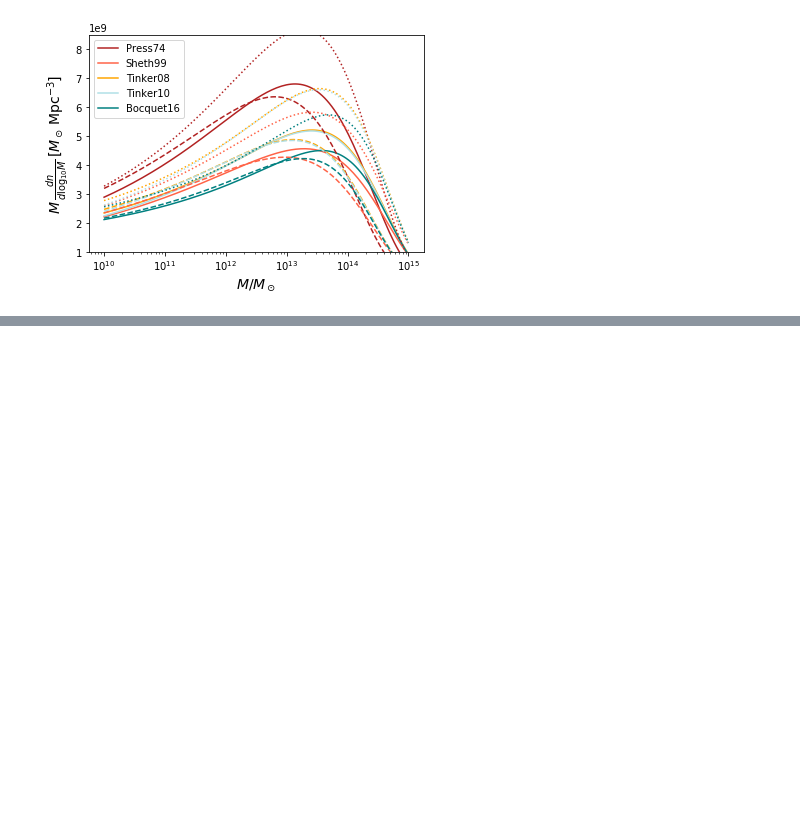
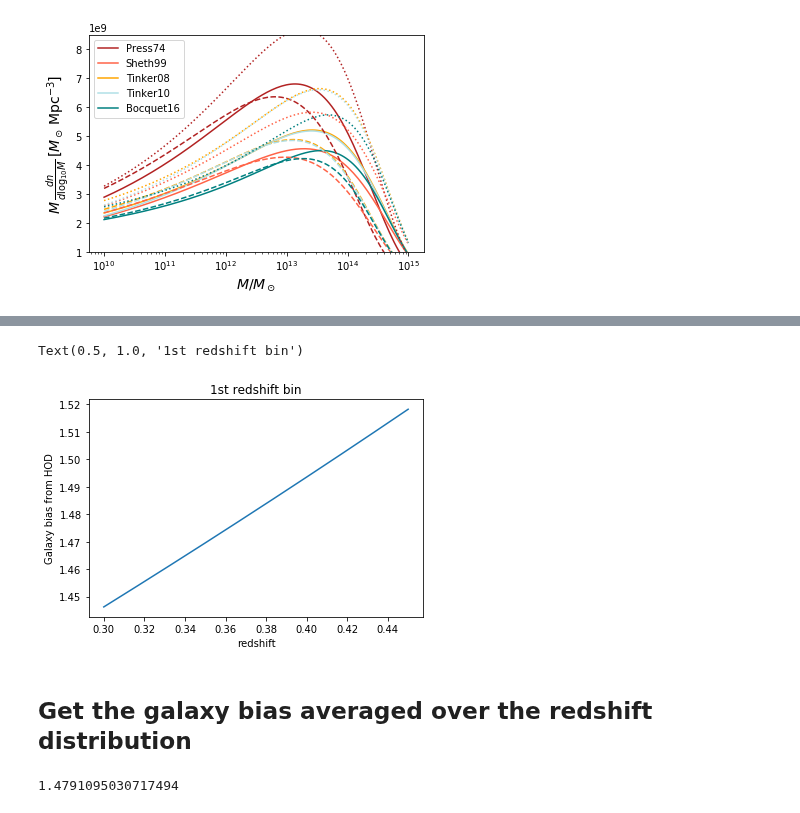
Before and after one commit to LSSTDESC/txpipe-cosmodc2, a Jupyter notebook: notebooks/GalaxyBias.ipynb, the cells around one changed output, grey strips where cells are left out. Saved outputs shown, nothing was run; the diff lists cells and outputs as text; code cells hidden in the pictures; blank space fills up the shorter version.

```diff
--- a/notebooks/GalaxyBias.ipynb
+++ b/notebooks/GalaxyBias.ipynb
@@ -433,0 +547,29 @@ plt.ylabel(r'$M\,\frac{dn}{d\log_{10}M}\,[M_\odot\,{\rm Mpc}^{-3}]$',
+# %%
+def ngal_hod(z):
+    """
+    Number density of galaies, based on HOD modeling
+    input
+    -----
+    - z : redshift
+    output
+    ------
+    number density of galaxies, in Mpc^-3
+    """
+
+    #define mass array
+    m_arr = np.geomspace(7E10,1E15,128)
+
+    # HOD profile
+    Numgal = N_total(m_arr)
+
+    # convert to scale factor
+    a = 1./(1+z)
+
+    # HMF calculation
+    hmf = ccl.halos.hmfunc.MassFuncSheth99(cosmo, mass_def=None, mass_def_strict=True, use_delta_c_fit=False) #default using FoF masses
+    dndlnM = hmf.get_mass_function(cosmo, m_arr, a, mdef_other=None) # mass function 𝑑𝑛/𝑑log10𝑀 in units of Mpc^-3 (comoving).
+
+    # Do the integral in log spaced M
+    #n_g = integral(dlogM * dn/dlogM <N>)
+
+    return np.trapz(y=Numgal*dndlnM, x=np.log10(m_arr))
@@ -433,0 +614,18 @@ plt.ylabel(r'$M\,\frac{dn}{d\log_{10}M}\,[M_\odot\,{\rm Mpc}^{-3}]$',
+# %%
+zs = np.linspace(0.30, 0.45, 10)
+bias  = []
+for z in zs:
+    bias.append(bgal_hod(z))
+# %%
+plt.plot(zs, bias)
+plt.xlabel('redshift')
+plt.ylabel('Galaxy bias from HOD')
+#plt.axhline(y=bgal_bin1, color = 'red')
+#plt.plot(zl, nzs[0]/5)
+#plt.xlim(0,0.5)
+plt.title('1st redshift bin')
+# %% [output]
+Text(0.5, 1.0, '1st redshift bin')
+[figure, added]
+# %% [markdown]
+## Get the galaxy bias averaged over the redshift distribution
@@ -433,0 +654,4 @@ plt.ylabel(r'$M\,\frac{dn}{d\log_{10}M}\,[M_\odot\,{\rm Mpc}^{-3}]$',
+# %%
+bgal_avg_hod(zl, nzs[1])
+# %% [output]
+1.4791095030717494
```
Also changed, not shown: parts of 43 cells of this notebook.
